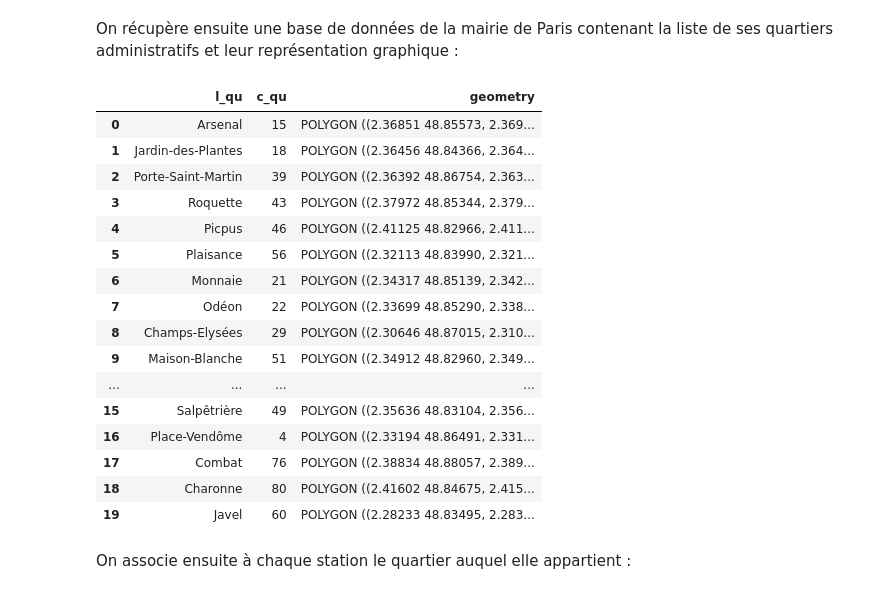
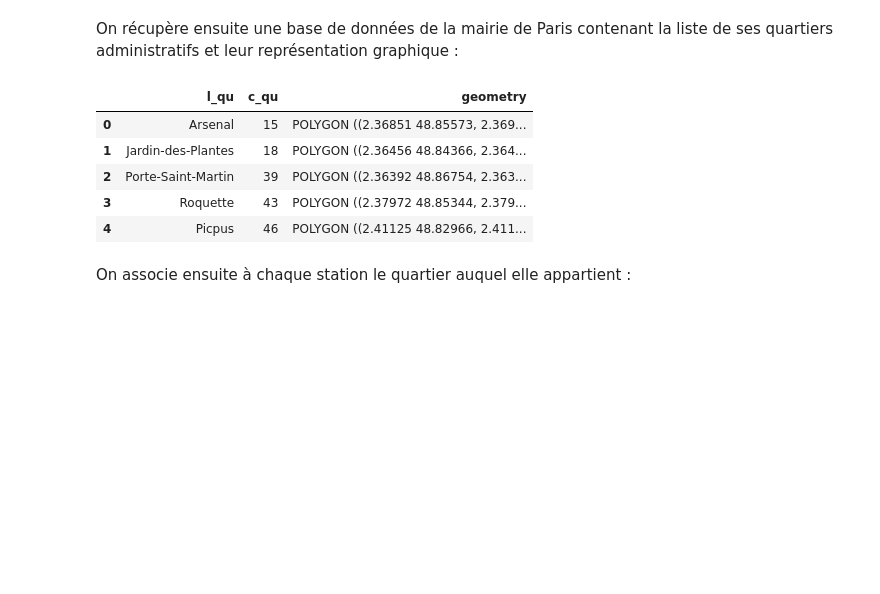
Before and after one commit to eric-vong/Projet-Python, a Jupyter notebook: Rapport.ipynb, the cells around one changed output. Cells and saved outputs as stored; diff of their text form; code cells hidden in the pictures; blank space fills up the shorter version.

```diff
--- a/Rapport.ipynb
+++ b/Rapport.ipynb
@@ -215,25 +209,14 @@ On récupère ensuite une base de données de la mairie de Paris contenant la li
 quartiers_bruts = gpd.read_file('https://parisdata.opendatasoft.com/explore/dataset/quartier_paris/download/?format=geojson&timezone=Europe/Berlin&lang=fr')
 quartiers = quartiers_bruts[['l_qu','c_qu','geometry']]  #l_qu : nom du quartier ; c_qu : numéro du quartier
 # %%
-quartiers.head()
+quartiers.head(5)
 # %% [output]
 |  | l_qu | c_qu | geometry |
 | 0 | Arsenal | 15 | POLYGON ((2.36851 48.85573, 2.369... |
 | 1 | Jardin-des-Plantes | 18 | POLYGON ((2.36456 48.84366, 2.364... |
 | 2 | Porte-Saint-Martin | 39 | POLYGON ((2.36392 48.86754, 2.363... |
 | 3 | Roquette | 43 | POLYGON ((2.37972 48.85344, 2.379... |
 | 4 | Picpus | 46 | POLYGON ((2.41125 48.82966, 2.411... |
-| 5 | Plaisance | 56 | POLYGON ((2.32113 48.83990, 2.321... |
-| 6 | Monnaie | 21 | POLYGON ((2.34317 48.85139, 2.342... |
-| 7 | Odéon | 22 | POLYGON ((2.33699 48.85290, 2.338... |
-| 8 | Champs-Elysées | 29 | POLYGON ((2.30646 48.87015, 2.310... |
-| 9 | Maison-Blanche | 51 | POLYGON ((2.34912 48.82960, 2.349... |
-| ... | ... | ... | ... |
-| 15 | Salpêtrière | 49 | POLYGON ((2.35636 48.83104, 2.356... |
-| 16 | Place-Vendôme | 4 | POLYGON ((2.33194 48.86491, 2.331... |
-| 17 | Combat | 76 | POLYGON ((2.38834 48.88057, 2.389... |
-| 18 | Charonne | 80 | POLYGON ((2.41602 48.84675, 2.415... |
-| 19 | Javel | 60 | POLYGON ((2.28233 48.83495, 2.283... |
 # %% [markdown]
 On associe ensuite à chaque station le quartier auquel elle appartient :
 # %%
```
Also changed, not shown: parts of 38 cells of this notebook.
